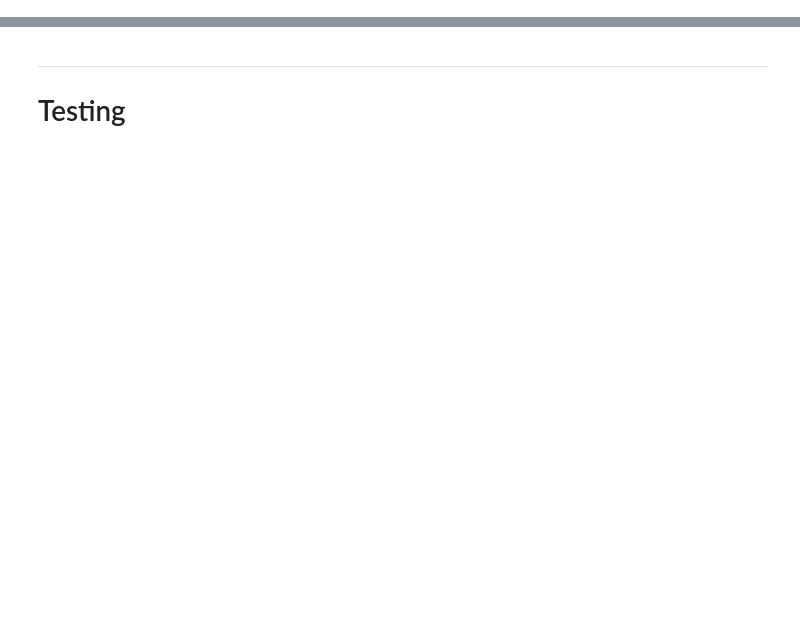
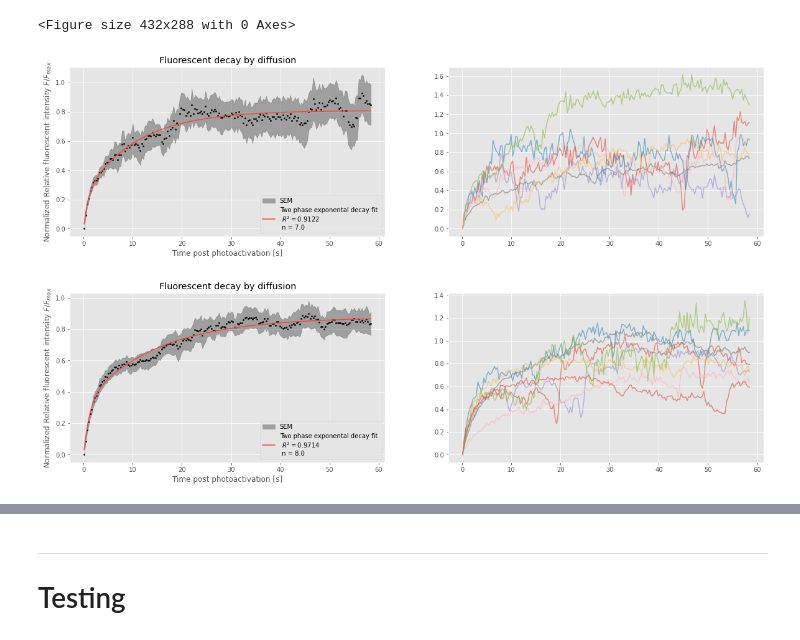
Before and after one commit to Julian-We/iFRAPpy, a Jupyter notebook: JW_iFRAPpy_v3.2.3.ipynb, the cells around one changed output, grey strips where cells are left out. Saved outputs shown, nothing was run; the diff lists cells and outputs as text; code cells hidden in the pictures; blank space fills up the shorter version.

```diff
--- a/JW_iFRAPpy_v3.2.3.ipynb
+++ b/JW_iFRAPpy_v3.2.3.ipynb
@@ -1078,4 +1080,8 @@ KeyError: 'lsm-path'
 # %%
-frap.add_experiment('Full length Vasa', 10, '/Volumes/YOMI/data/analyzed_data/diffusivity/FRAP_full_vasa/10hpf', molecular_weight=76.78, disorder=0.4056)
-frap.add_experiment('Full length Vasa', 24, '/Volumes/YOMI/data/analyzed_data/diffusivity/FRAP_full_vasa/24hpf', molecular_weight=76.78, disorder=0.4056)
+vasa10 = frap.add_experiment('Full length Vasa', 10, '/Volumes/HELHEIM/analyzed_data/diffusivity/FRAP_full_vasa/10hpf', molecular_weight=76.78, disorder=0.4056)
+vasa24 = frap.add_experiment('Full length Vasa', 24, '/Volumes/HELHEIM/analyzed_data/diffusivity/FRAP_full_vasa/24hpf', molecular_weight=76.78, disorder=0.4056)
+# %% [output]
+<Figure size 432x288 with 0 Axes>
+[figure, added]
+[figure, added]
 # %%
```
Also changed, not shown: parts of 10 cells of this notebook.
